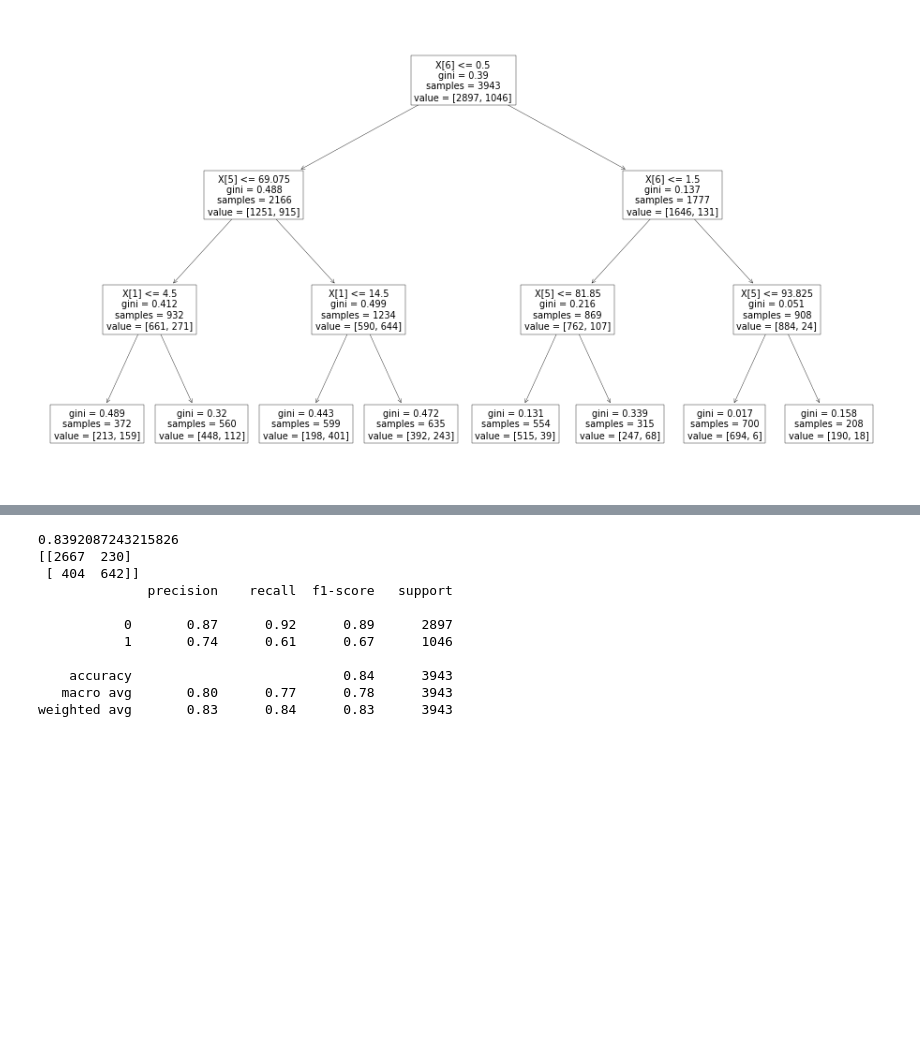
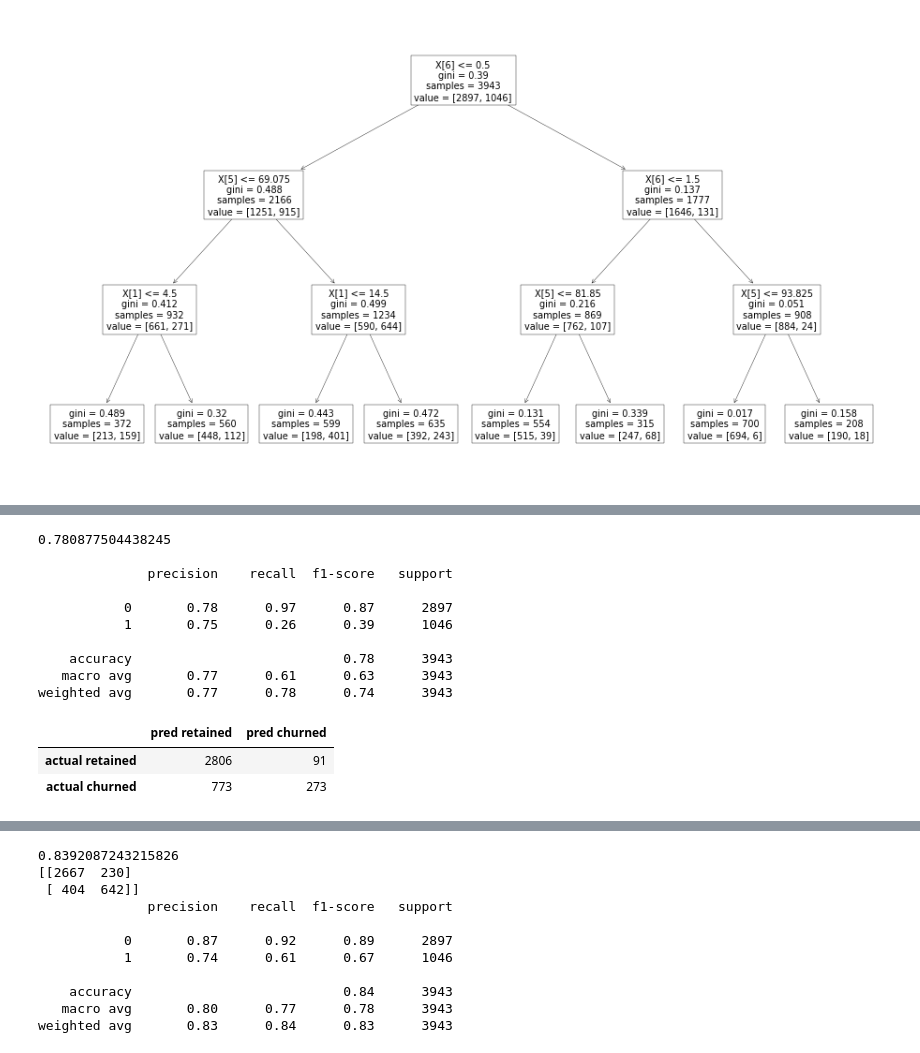
Before and after one commit to Yongliang-Shi/classification-project, a Jupyter notebook: report.ipynb, the cells around one changed output, grey strips where cells are left out. Saved outputs shown, nothing was run; the diff lists cells and outputs as text; code cells hidden in the pictures; blank space fills up the shorter version.

```diff
--- a/report.ipynb
+++ b/report.ipynb
@@ -841,0 +873,29 @@ print(classification_report(y_train, y_pred))
+# %%
+# Evaluate accuracy and recall using train dataset
+
+train_acc = rf.score(X_train, y_train)
+print(train_acc, "\n")
+
+y_pred_train = rf.predict(X_train)
+print(classification_report(y_train, y_pred_train), '\n')
+
+# Print the confusion matrix
+matrix = confusion_matrix(y_train, y_pred_train)
+matrix = pd.DataFrame(matrix,
+                      index=['actual retained', 'actual churned'],
+                      columns=['pred retained', 'pred churned'])
+matrix
+# %% [output]
+0.780877504438245
+
+              precision    recall  f1-score   support
+
+           0       0.78      0.97      0.87      2897
+           1       0.75      0.26      0.39      1046
+
+    accuracy                           0.78      3943
+   macro avg       0.77      0.61      0.63      3943
+weighted avg       0.77      0.78      0.74      3943
+|  | pred retained | pred churned |
+| actual retained | 2806 | 91 |
+| actual churned | 773 | 273 |
```
Also changed, not shown: parts of 9 cells of this notebook.
